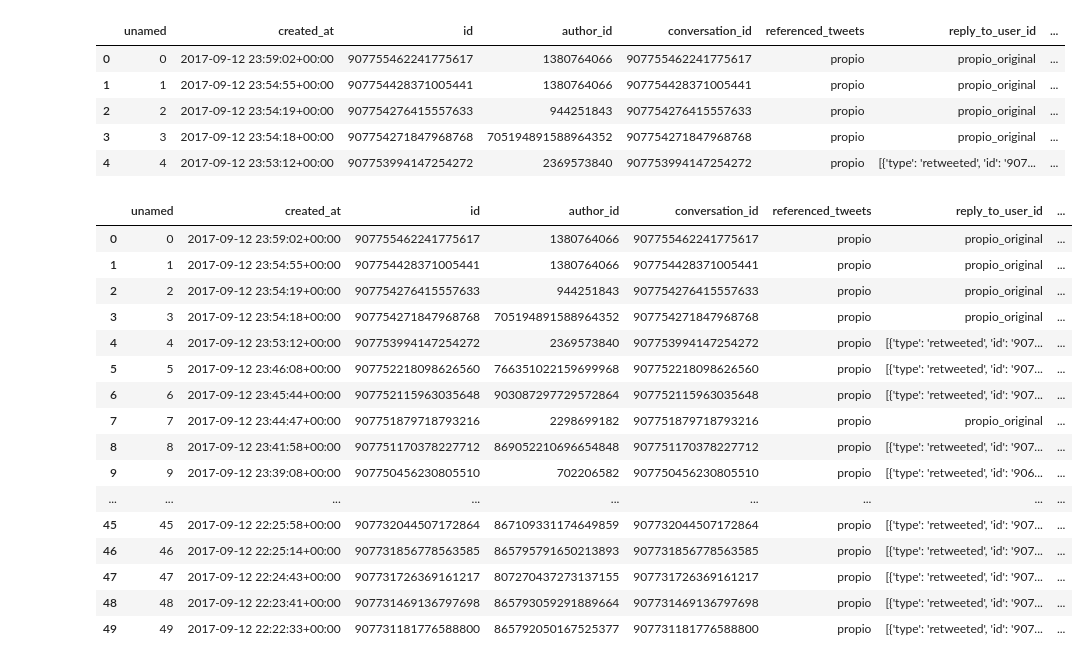
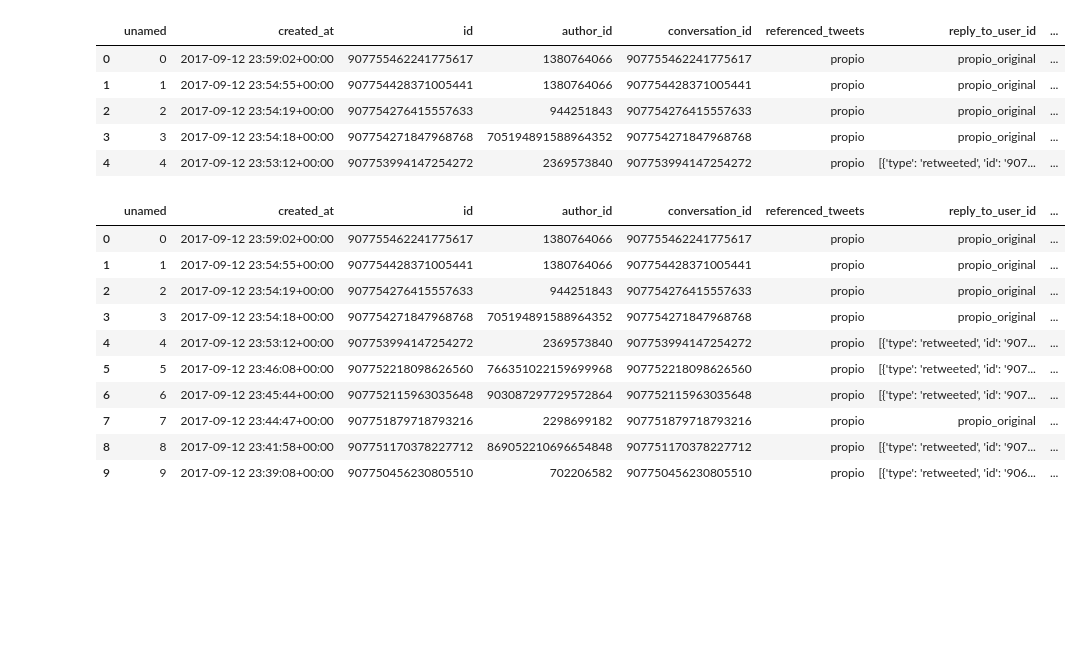
Before and after one commit to caroacostatovany/analisis-de-tweets, a Jupyter notebook: notebooks/analysing_tweets.ipynb, the cells around one changed output. Drawn from its saved outputs; the diff is of its cells as text; code cells hidden in the pictures; blank space fills up the shorter version.

```diff
--- a/notebooks/analysing_tweets.ipynb
+++ b/notebooks/analysing_tweets.ipynb
@@ -82,2 +72,0 @@ def encontrar_usuarios(frase):
-# %%
-df['usuarios_mencionados'] = df['text'].map(lambda s: encontrar_usuarios(s))
@@ -100,22 +91,16 @@ def quitar_caracteres_extra(frase):
 # %%
 df['usuarios_mencionados'] = df['usuarios_mencionados'].map(lambda s: quitar_caracteres_extra(s))
 # %%
-df.head(50)
+df.head(10)
 # %% [output]
 |  | unamed | created_at | id | author_id | conversation_id | referenced_tweets | reply_to_user_id | ... |
 | 0 | 0 | 2017-09-12 23:59:02+00:00 | 907755462241775617 | 1380764066 | 907755462241775617 | propio | propio_original | ... |
 | 1 | 1 | 2017-09-12 23:54:55+00:00 | 907754428371005441 | 1380764066 | 907754428371005441 | propio | propio_original | ... |
 | 2 | 2 | 2017-09-12 23:54:19+00:00 | 907754276415557633 | 944251843 | 907754276415557633 | propio | propio_original | ... |
 | 3 | 3 | 2017-09-12 23:54:18+00:00 | 907754271847968768 | 705194891588964352 | 907754271847968768 | propio | propio_original | ... |
 | 4 | 4 | 2017-09-12 23:53:12+00:00 | 907753994147254272 | 2369573840 | 907753994147254272 | propio | [{'type': 'retweeted', 'id': '907... | ... |
 | 5 | 5 | 2017-09-12 23:46:08+00:00 | 907752218098626560 | 766351022159699968 | 907752218098626560 | propio | [{'type': 'retweeted', 'id': '907... | ... |
 | 6 | 6 | 2017-09-12 23:45:44+00:00 | 907752115963035648 | 903087297729572864 | 907752115963035648 | propio | [{'type': 'retweeted', 'id': '907... | ... |
 | 7 | 7 | 2017-09-12 23:44:47+00:00 | 907751879718793216 | 2298699182 | 907751879718793216 | propio | propio_original | ... |
 | 8 | 8 | 2017-09-12 23:41:58+00:00 | 907751170378227712 | 869052210696654848 | 907751170378227712 | propio | [{'type': 'retweeted', 'id': '907... | ... |
 | 9 | 9 | 2017-09-12 23:39:08+00:00 | 907750456230805510 | 702206582 | 907750456230805510 | propio | [{'type': 'retweeted', 'id': '906... | ... |
-| ... | ... | ... | ... | ... | ... | ... | ... | ... |
-| 45 | 45 | 2017-09-12 22:25:58+00:00 | 907732044507172864 | 867109331174649859 | 907732044507172864 | propio | [{'type': 'retweeted', 'id': '907... | ... |
-| 46 | 46 | 2017-09-12 22:25:14+00:00 | 907731856778563585 | 865795791650213893 | 907731856778563585 | propio | [{'type': 'retweeted', 'id': '907... | ... |
-| 47 | 47 | 2017-09-12 22:24:43+00:00 | 907731726369161217 | 807270437273137155 | 907731726369161217 | propio | [{'type': 'retweeted', 'id': '907... | ... |
-| 48 | 48 | 2017-09-12 22:23:41+00:00 | 907731469136797698 | 865793059291889664 | 907731469136797698 | propio | [{'type': 'retweeted', 'id': '907... | ... |
-| 49 | 49 | 2017-09-12 22:22:33+00:00 | 907731181776588800 | 865792050167525377 | 907731181776588800 | propio | [{'type': 'retweeted', 'id': '907... | ... |
```
Also changed, not shown: parts of 6 cells of this notebook.
